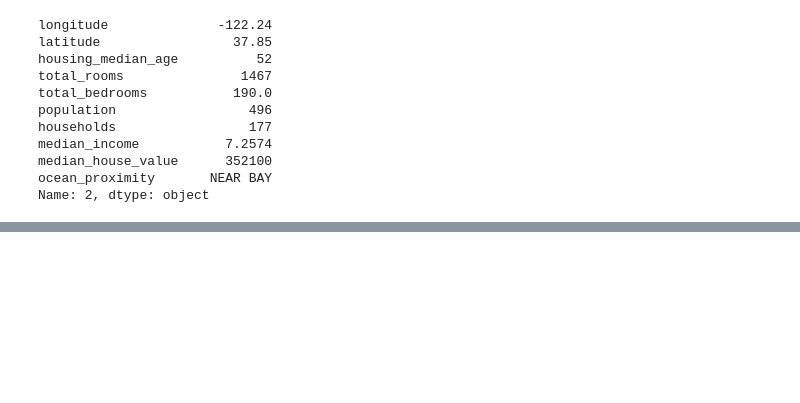
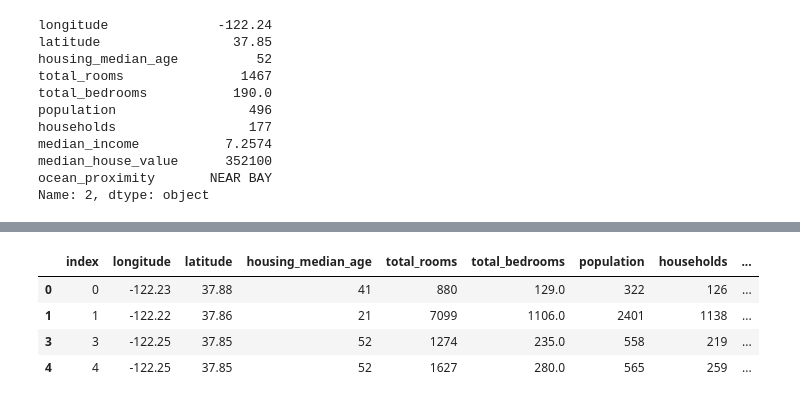
Before and after one commit to mtbulut/california_housing, a Jupyter notebook: istanbul.ipynb, the cells around one changed output, grey strips where cells are left out. Saved outputs shown, nothing was run; the diff lists cells and outputs as text; code cells hidden in the pictures; blank space fills up the shorter version.

```diff
--- a/istanbul.ipynb
+++ b/istanbul.ipynb
@@ -124 +124,22 @@ test_set
 4128 rows × 10 columns
+# %%
+from zlib import crc32
+
+def test_set_check(identifier, test_ratio):
+    return crc32(np.int64(identifier)) & 0xffffffff < test_ratio * 2**32
+
+def split_train_test_by_id(data, test_ratio, id_column):
+    ids = data[id_column]
+    in_test_set = ids.apply(lambda id_: test_set_check(id_, test_ratio))
+    return data.loc[~in_test_set], data.loc[in_test_set]
+# %%
+housing_with_id = housing.reset_index()   # adds an `index` column
+train_set, test_set = split_train_test_by_id(housing_with_id, 0.2, "index")
+# %%
+train_set.head(4)
+# %% [output]
+|  | index | longitude | latitude | housing_median_age | total_rooms | total_bedrooms | population | households | ... |
+| 0 | 0 | -122.23 | 37.88 | 41 | 880 | 129.0 | 322 | 126 | ... |
+| 1 | 1 | -122.22 | 37.86 | 21 | 7099 | 1106.0 | 2401 | 1138 | ... |
+| 3 | 3 | -122.25 | 37.85 | 52 | 1274 | 235.0 | 558 | 219 | ... |
+| 4 | 4 | -122.25 | 37.85 | 52 | 1627 | 280.0 | 565 | 259 | ... |
```
Also changed, not shown: parts of 7 cells of this notebook, 3 other files.
